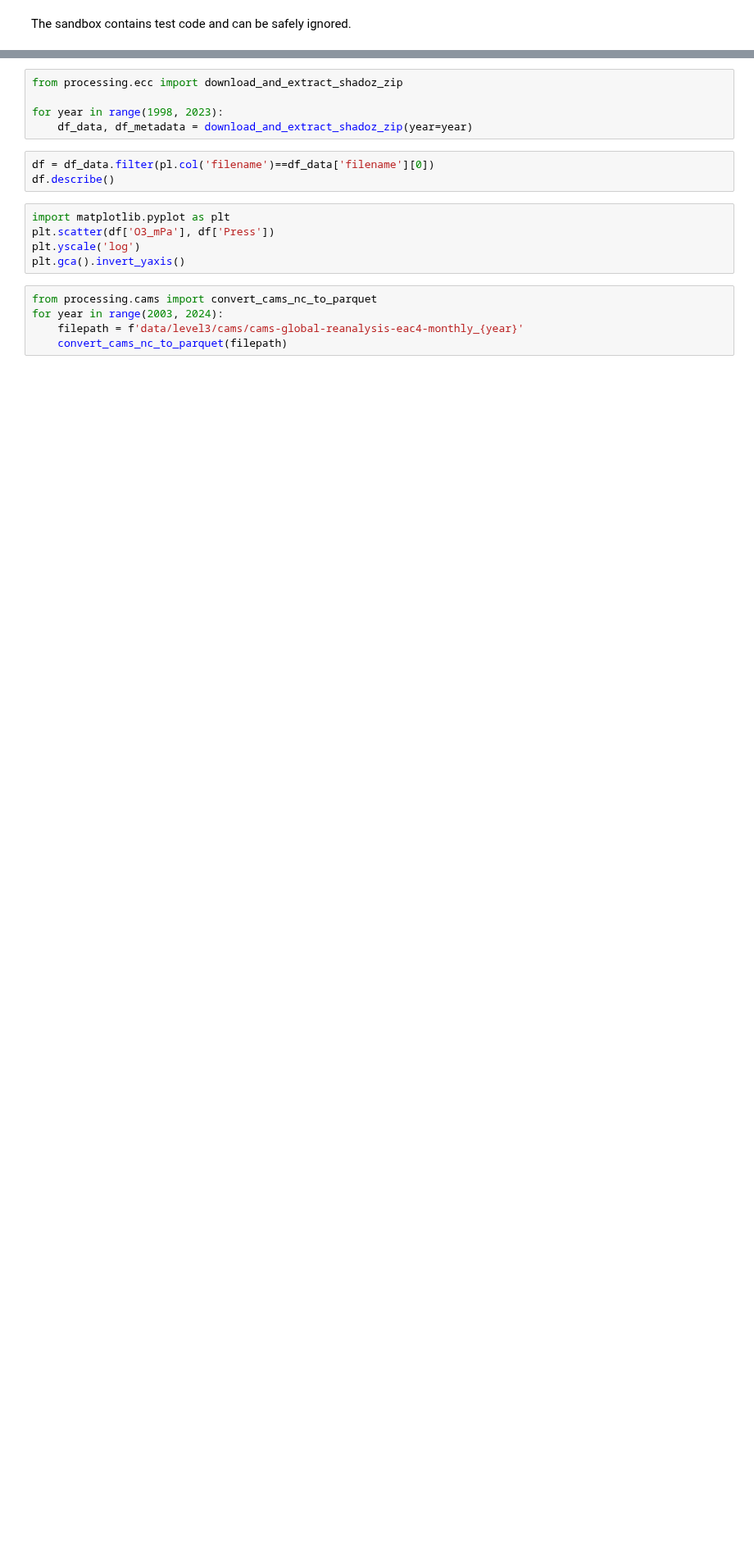
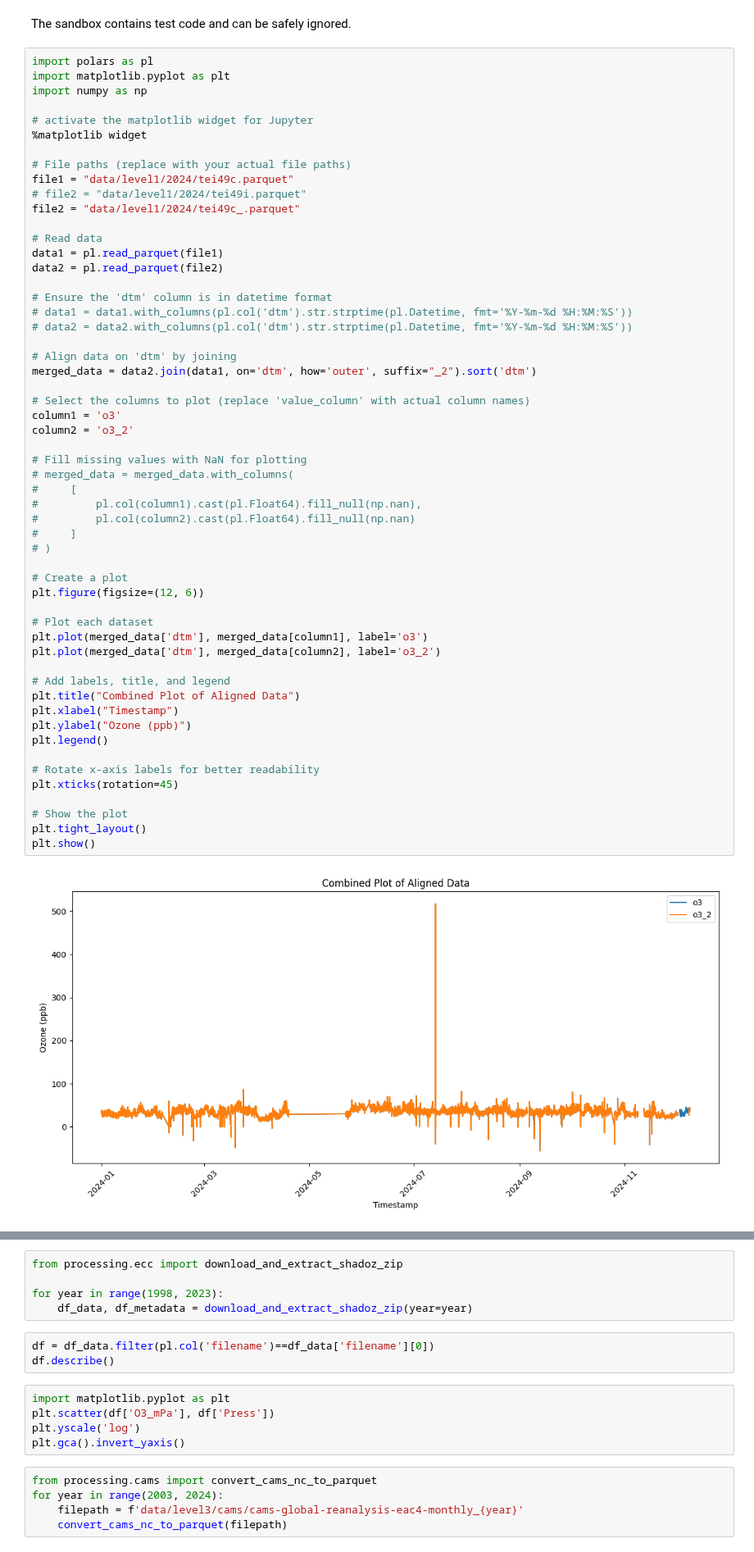
Before and after one commit to MeteoSwiss/gawkenya, a Jupyter notebook: sandbox.ipynb, the cells around one changed output, grey strips where cells are left out. Shown at 82% size. Cells and saved outputs as stored; diff of their text form; blank space fills up the shorter version.

```diff
--- a/sandbox.ipynb
+++ b/sandbox.ipynb
@@ -1,2 +1,59 @@
 # %% [markdown]
 The sandbox contains test code and can be safely ignored.
+# %%
+import polars as pl
+import matplotlib.pyplot as plt
+import numpy as np
+
+# activate the matplotlib widget for Jupyter
+%matplotlib widget
+
+# File paths (replace with your actual file paths)
+file1 = "data/level1/2024/tei49c.parquet"
+# file2 = "data/level1/2024/tei49i.parquet"
+file2 = "data/level1/2024/tei49c_.parquet"
+
+# Read data
+data1 = pl.read_parquet(file1)
+data2 = pl.read_parquet(file2)
+
+# Ensure the 'dtm' column is in datetime format
+# data1 = data1.with_columns(pl.col('dtm').str.strptime(pl.Datetime, fmt='%Y-%m-%d %H:%M:%S'))
+# data2 = data2.with_columns(pl.col('dtm').str.strptime(pl.Datetime, fmt='%Y-%m-%d %H:%M:%S'))
+
+# Align data on 'dtm' by joining
+merged_data = data2.join(data1, on='dtm', how='outer', suffix="_2").sort('dtm')
+
+# Select the columns to plot (replace 'value_column' with actual column names)
+column1 = 'o3'
+column2 = 'o3_2'
+
+# Fill missing values with NaN for plotting
+# merged_data = merged_data.with_columns(
+#     [
+#         pl.col(column1).cast(pl.Float64).fill_null(np.nan),
+#         pl.col(column2).cast(pl.Float64).fill_null(np.nan)
+#     ]
+# )
+
+# Create a plot
+plt.figure(figsize=(12, 6))
+
+# Plot each dataset
+plt.plot(merged_data['dtm'], merged_data[column1], label='o3')
+plt.plot(merged_data['dtm'], merged_data[column2], label='o3_2')
+
+# Add labels, title, and legend
+plt.title("Combined Plot of Aligned Data")
+plt.xlabel("Timestamp")
+plt.ylabel("Ozone (ppb)")
+plt.legend()
+
+# Rotate x-axis labels for better readability
+plt.xticks(rotation=45)
+
+# Show the plot
+plt.tight_layout()
+plt.show()
+# %% [output]
+[figure, added]
```
Also changed, not shown: parts of 4 cells of this notebook, 50 other files.
